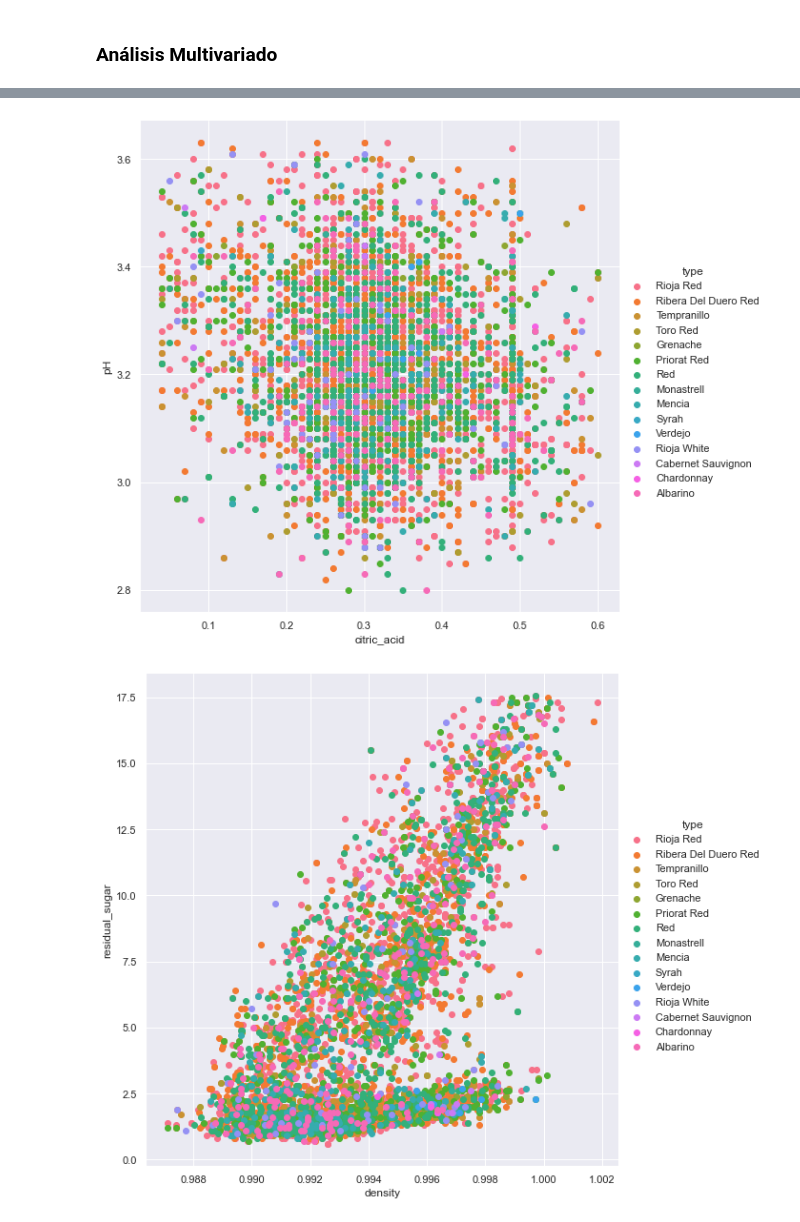
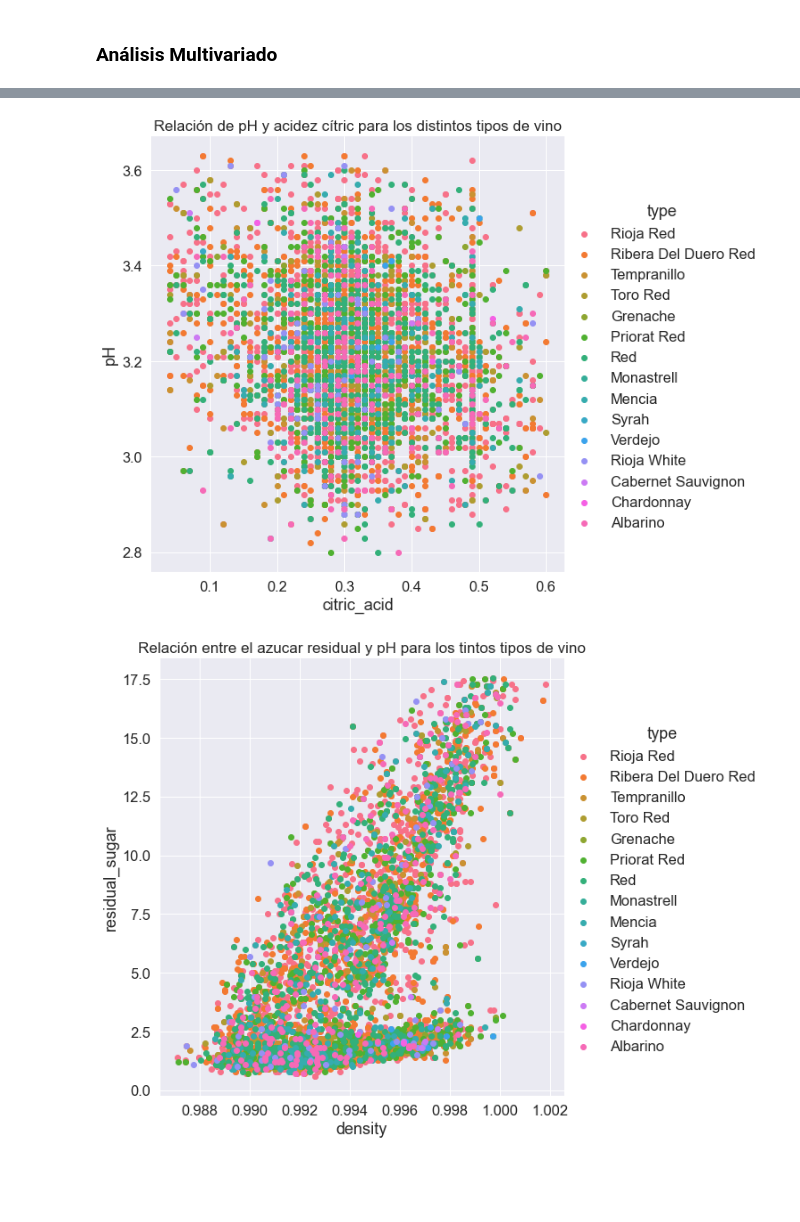
Before and after one commit to car-vigo/vinos-corderhouse, a Jupyter notebook: notebooks/3.0-vinos.coderhouse-eda.ipynb, the cells around one changed output, grey strips where cells are left out. Saved outputs shown, nothing was run; the diff lists cells and outputs as text; code cells hidden in the pictures; blank space fills up the shorter version.

```diff
--- a/notebooks/3.0-vinos.coderhouse-eda.ipynb
+++ b/notebooks/3.0-vinos.coderhouse-eda.ipynb
@@ -197,7 +208,9 @@ En el siguiente gráfico se puede observar que el precio de los vinos es muy var
 #Boxplot
 print('Se puede observar que dentro de un mismo tipo de vino, existe distintas calidades de los mismos')
 plt.figure(figsize=(20,20)) #defino el tamaño del grafico
+sns.set(font_scale=1.5)
 sns.boxplot(y = 'type', x = 'quality', data = df_wine)
+plt.title('Boxplot calidad vs tipo de vino', fontsize=20)
 plt.show()
 # %% [output]
 Se puede observar que dentro de un mismo tipo de vino, existe distintas calidades de los mismos
@@ -227,6 +240,8 @@ print('Por medio de dicho gráfico se puede observar, que el rating y la cantida
 Por medio de dicho gráfico se puede observar, que el rating y la cantidad de clorhidricos en el vino estan relacionadas
 # %%
 plt.figure(figsize=(8,5))
+sns.set(font_scale=1.2)
 sns.scatterplot(x='price',y='year',data=df_wine,hue='body',palette = 'plasma')
+plt.title('Año vs Precio', fontsize=15)
 plt.show()
 # %% [output]
@@ -234,14 +249,18 @@ plt.show()
 # %%
 #FacetGrid - citric_acid vs pH
+sns.set(font_scale=1.5)
 sns.FacetGrid(df_wine,hue = 'type' , height = 8).map(plt.scatter,'citric_acid','pH').add_legend();
+plt.title('Relación de pH y acidez cítric para los distintos tipos de vino', fontsize=17)
 plt.show()
 # %% [output]
-[figure, old version]
+[figure, new version]
 # %%
 #FacetGrid - citric_acid vs pH
+sns.set(font_scale=1.5)
 sns.FacetGrid(df_wine,hue = 'type' , height = 8).map(plt.scatter,'density','residual_sugar').add_legend();
+plt.title('Relación entre el azucar residual y pH para los tintos tipos de vino', fontsize=17)
 plt.show()
 # %% [output]
-[figure, old version]
+[figure, new version]
 # %%
 #FacetGrid - citric_acid vs pH
```
Also changed, not shown: parts of 13 cells of this notebook.
